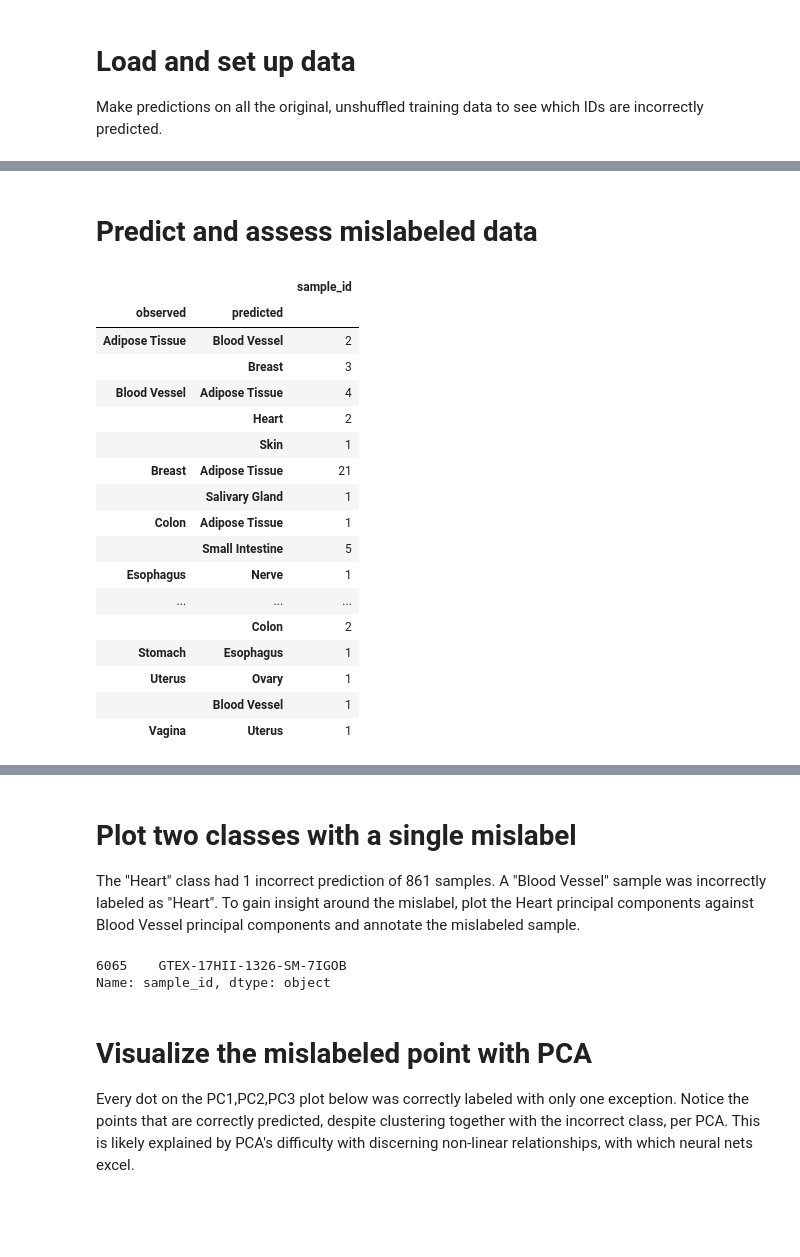
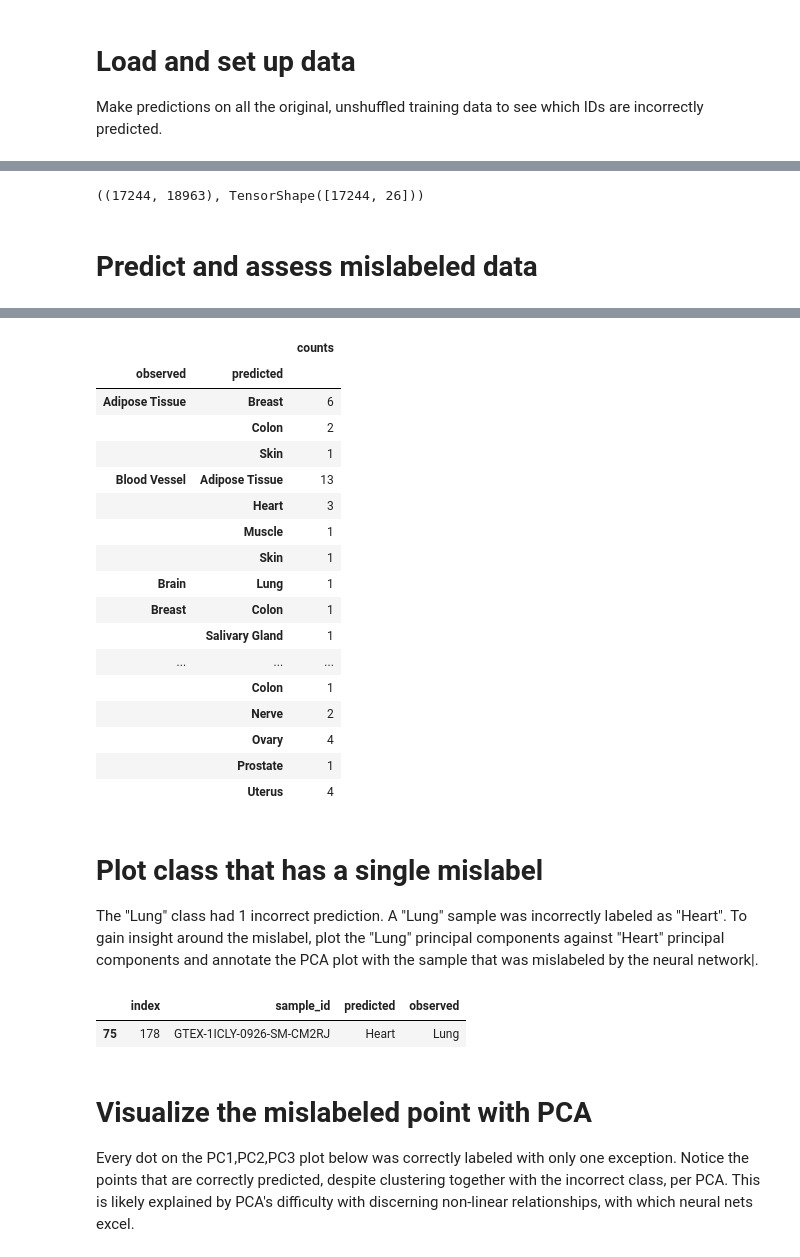
Before and after one commit to krobasky/tiscla, a Jupyter notebook: src/Predication_Pipeline.ipynb, the cells around one changed output, grey strips where cells are left out. Saved outputs shown, nothing was run; the diff lists cells and outputs as text; code cells hidden in the pictures; blank space fills up the shorter version.

Commit message:
simplified code, added graphics, analysis around mislabeling

```diff
--- a/src/Predication_Pipeline.ipynb
+++ b/src/Predication_Pipeline.ipynb
@@ -100,0 +59,6 @@ X.shape,y.shape
+# %%
+# only use about 100 samples of each class:
+SAMPLE_COUNT_THRESHOLD=100
+from sbr.preprocessing import gtex
+X, y, class_names, label_df = gtex.dataset_setup(sample_count_threshold = SAMPLE_COUNT_THRESHOLD,
+                                          drop_classes_list = ['Bone Marrow', 'Fallopian Tube', 'Cervix Uteri', 'Bladder','Skin'])
@@ -101,2 +83,6 @@ X.shape,y.shape
+# %%
+X.shape,y.shape
+# %% [output]
+((17244, 18963), TensorShape([17244, 26]))
 # %% [markdown]
 # Predict and assess mislabeled data
@@ -106,25 +88,0 @@ y_pred_1 = model.predict(X[:9000])
-# %%
-pred_df = pd.DataFrame(class_names[np.argmax(y_pred_1,axis=1)], columns=["predicted"])
-obs_df = pd.DataFrame(class_names[np.argmax(y[:9000],axis=1)], columns=["observed"])
-pred_obs_df = pd.concat([label_df.reset_index()[:9000]['sample_id'], pred_df, obs_df], axis=1)
-mis_predicted = pred_obs_df[pred_obs_df["observed"]!=pred_obs_df['predicted']].sort_values(by='observed')
-mis_predicted.groupby(['observed','predicted']).count().sort_values(by='observed')
-# %% [output]
-|  |  | sample_id |
-| observed | predicted |  |
-| Adipose Tissue | Blood Vessel | 2 |
-|  | Breast | 3 |
-| Blood Vessel | Adipose Tissue | 4 |
-|  | Heart | 2 |
-|  | Skin | 1 |
-| Breast | Adipose Tissue | 21 |
-|  | Salivary Gland | 1 |
-| Colon | Adipose Tissue | 1 |
-|  | Small Intestine | 5 |
-| Esophagus | Nerve | 1 |
-| ... | ... | ... |
-|  | Colon | 2 |
-| Stomach | Esophagus | 1 |
-| Uterus | Ovary | 1 |
-|  | Blood Vessel | 1 |
-| Vagina | Uterus | 1 |
@@ -130,0 +91,8 @@ mis_predicted.groupby(['observed','predicted']).count().sort_values(by='observed
+# %%
+import pandas as pd
+from sbr.evaluate import mislabeled_pair_counts
+mislabeled_counts, mislabeled = mislabeled_pair_counts(model=model, X=X, y=y, class_names=class_names,
+                                                       sample_ids = pd.Series(label_df["sample_id"]),
+                                                       batch_size=500)
+mislabeled_counts
+# %% [output]
@@ -131,3 +101,21 @@ mis_predicted.groupby(['observed','predicted']).count().sort_values(by='observed
+|  |  | counts |
+| observed | predicted |  |
+| Adipose Tissue | Breast | 6 |
+|  | Colon | 2 |
+|  | Skin | 1 |
+| Blood Vessel | Adipose Tissue | 13 |
+|  | Heart | 3 |
+|  | Muscle | 1 |
+|  | Skin | 1 |
+| Brain | Lung | 1 |
+| Breast | Colon | 1 |
+|  | Salivary Gland | 1 |
+| ... | ... | ... |
+|  | Colon | 1 |
+|  | Nerve | 2 |
+|  | Ovary | 4 |
+|  | Prostate | 1 |
+|  | Uterus | 4 |
 # %% [markdown]
-# Plot two classes with a single mislabel
-The "Heart" class had 1 incorrect prediction of 861 samples. A "Blood Vessel" sample was incorrectly labeled as "Heart". To gain insight around the mislabel, plot the Heart principal components against Blood Vessel principal components and annotate the mislabeled sample.
+# Plot class that has a single mislabel
+The "Lung" class had 1 incorrect prediction. A "Lung" sample was incorrectly labeled as "Heart". To gain insight around the mislabel, plot the "Lung" principal components against "Heart" principal components and annotate the PCA plot with the sample that was mislabeled by the neural network|.
@@ -134,9 +125,11 @@ The "Heart" class had 1 incorrect prediction of 861 samples. A "Blood Vessel" sa
+# %%
+m=mislabeled.reset_index()
+m[m['observed']==observed_class]
+# %% [output]
+|  | index | sample_id | predicted | observed |
+| 75 | 178 | GTEX-1ICLY-0926-SM-CM2RJ | Heart | Lung |
 # %%
-idx = mis_predicted[mis_predicted['observed']=="Heart"]["sample_id"]
-idx
+idx = mislabeled[mislabeled['observed']==observed_class]["sample_id"].iloc[0]
-# %% [output]
-6065    GTEX-17HII-1326-SM-7IGOB
-Name: sample_id, dtype: object
 # %%
 import gzip
 import numpy as np
```
Also changed, not shown: parts of 13 cells of this notebook.
